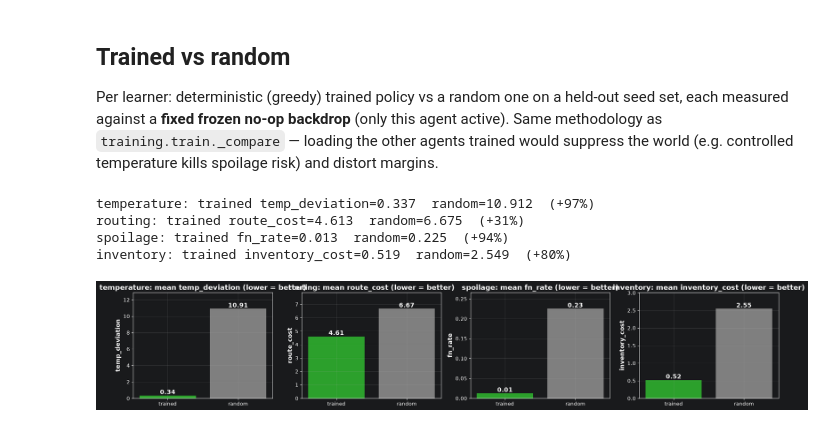
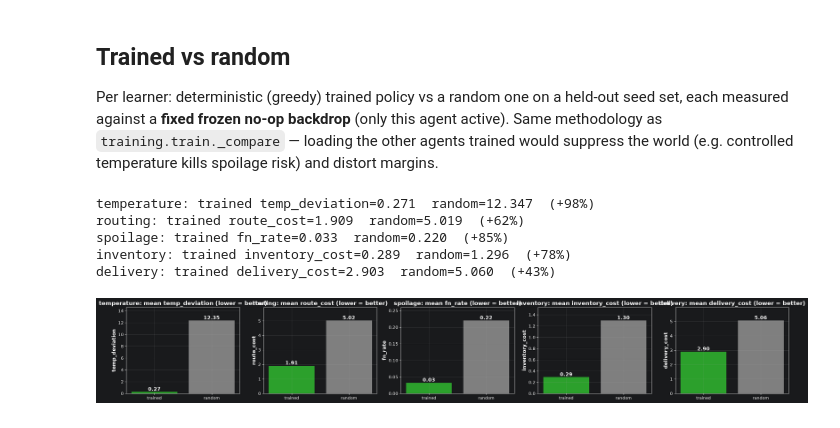
Before and after one commit to twisted1g/coldchain-marl, a Jupyter notebook: notebooks/training_report.ipynb, the cells around one changed output. Drawn from its saved outputs; the diff is of its cells as text; code cells hidden in the pictures.

```diff
--- a/notebooks/training_report.ipynb
+++ b/notebooks/training_report.ipynb
@@ -72,45 +72,52 @@ set, each measured against a **fixed frozen no-op backdrop** (only this agent ac
 Same methodology as `training.train._compare` — loading the other agents trained would
 suppress the world (e.g. controlled temperature kills spoilage risk) and distort margins.
 # %%
+from core.config import DELIVERY_AGENTS
 from training.config import build_agents, module_dir
 
 N_EPISODES = 40
 
-fig, axes = plt.subplots(1, len(AGENTS), figsize=(5 * len(AGENTS), 4), squeeze=False)
-for i, a in enumerate(AGENTS):
-    metric_key, direction = METRIC[a]
+# Mirror training.train._compare_block: each block vs a FIXED frozen no-op backdrop,
+# swapping only the primary trained<->random. Delivery vehicles form ONE block
+# (shared MADDPG group persisted by delivery_0; per-vehicle solo load would be a no-op
+# for delivery_1/2 and evaluate untrained actors).
+blocks = [(a, [a]) for a in AGENTS if a not in DELIVERY_AGENTS]
+delivery = [a for a in AGENTS if a in DELIVERY_AGENTS]
+if delivery:
+    blocks.append(("delivery", delivery))
+
+fig, axes = plt.subplots(1, len(blocks), figsize=(5 * len(blocks), 4), squeeze=False)
+for i, (name, block) in enumerate(blocks):
+    metric_key, direction = METRIC[block[0]]
     goal = "lower = better" if direction == "min" else "higher = better"
 
-    # Mirror training.train._compare: each agent vs a FIXED frozen no-op backdrop
-    # (solo learners=[a]), swapping only the primary trained<->random. Loading all
-    # co-agents trained suppresses the world (controlled temperature kills spoilage
-    # risk -> fn_rate 0 vs 0 -> nan margin) and distorts absolute costs.
-    solo = [a]
-    env = ColdChainTrainingEnv(env_config(COMPARE_SEED, solo))
-    trained = build_agents(env, solo)
-    trained[a].load(module_dir(a))
-    _, trained_m = rollout(env, trained, a, N_EPISODES, metric_key)
+    env = ColdChainTrainingEnv(env_config(COMPARE_SEED, block))
+    trained = build_agents(env, block)
+    trained[block[0]].load(module_dir(block[0]))
+    trained_m = sum(rollout(env, trained, a, N_EPISODES, metric_key)[1] for a in block) / len(block)
 
-    env = ColdChainTrainingEnv(env_config(COMPARE_SEED, solo))
-    rand = build_agents(env, solo)
-    rand[a] = RandomAgent(env.action_space(a))
-    _, random_m = rollout(env, rand, a, N_EPISODES, metric_key)
+    env = ColdChainTrainingEnv(env_config(COMPARE_SEED, block))
+    rand = build_agents(env, block)
+    for a in block:
+        rand[a] = RandomAgent(env.action_space(a))
+    random_m = sum(rollout(env, rand, a, N_EPISODES, metric_key)[1] for a in block) / len(block)
 
     better = (random_m - trained_m) if direction == "min" else (trained_m - random_m)
     margin = better / abs(random_m) if random_m else float("nan")
-    print(f"{a}: trained {metric_key}={trained_m:.3f}  random={random_m:.3f}  ({margin:+.0%})")
+    print(f"{name}: trained {metric_key}={trained_m:.3f}  random={random_m:.3f}  ({margin:+.0%})")
 
     ax = axes[0][i]
     ax.bar(["trained", "random"], [trained_m, random_m], color=["tab:green", "tab:gray"])
-    ax.set(title=f"{a}: mean {metric_key} ({goal})", ylabel=metric_key)
+    ax.set(title=f"{name}: mean {metric_key} ({goal})", ylabel=metric_key)
     ax.margins(y=0.18)
     for j, v in enumerate([trained_m, random_m]):
         ax.text(j, v, f"{v:.2f}", ha="center", va="bottom", fontsize=13, fontweight="bold")
 fig.tight_layout()
 plt.show()
 # %% [output]
-temperature: trained temp_deviation=0.337  random=10.912  (+97%)
-routing: trained route_cost=4.613  random=6.675  (+31%)
-spoilage: trained fn_rate=0.013  random=0.225  (+94%)
-inventory: trained inventory_cost=0.519  random=2.549  (+80%)
+temperature: trained temp_deviation=0.271  random=12.347  (+98%)
+routing: trained route_cost=1.909  random=5.019  (+62%)
+spoilage: trained fn_rate=0.033  random=0.220  (+85%)
+inventory: trained inventory_cost=0.289  random=1.296  (+78%)
+delivery: trained delivery_cost=2.903  random=5.060  (+43%)
-[figure, old version]
+[figure, new version]
```
Also changed, not shown: parts of 4 cells of this notebook, 1 other file.
